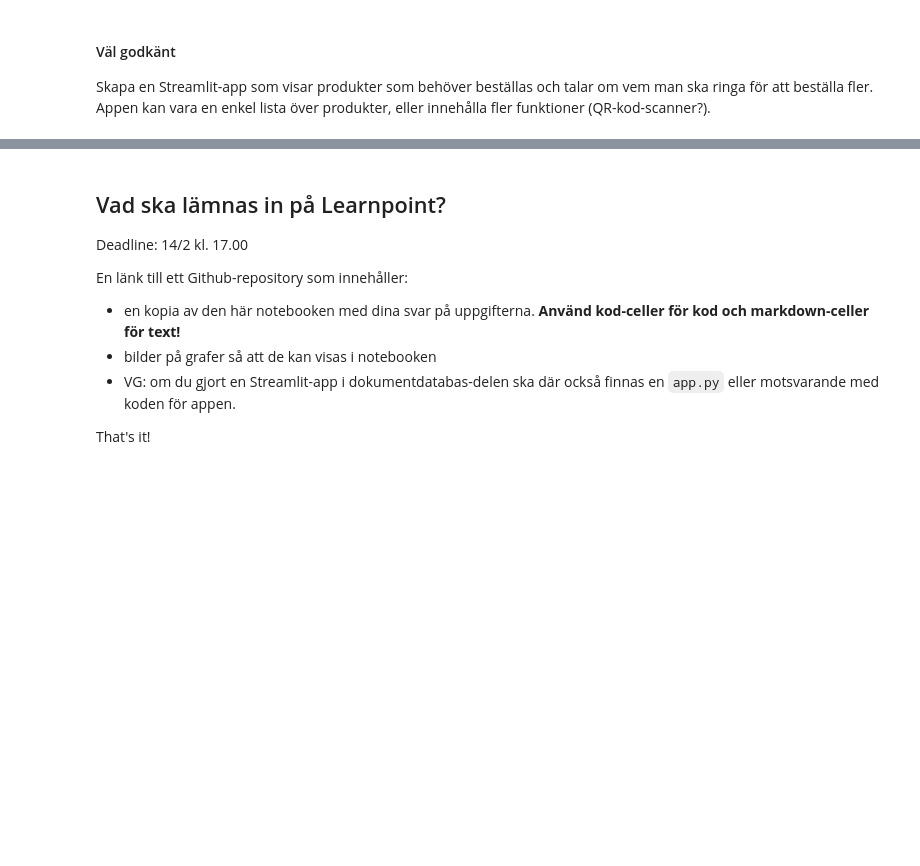
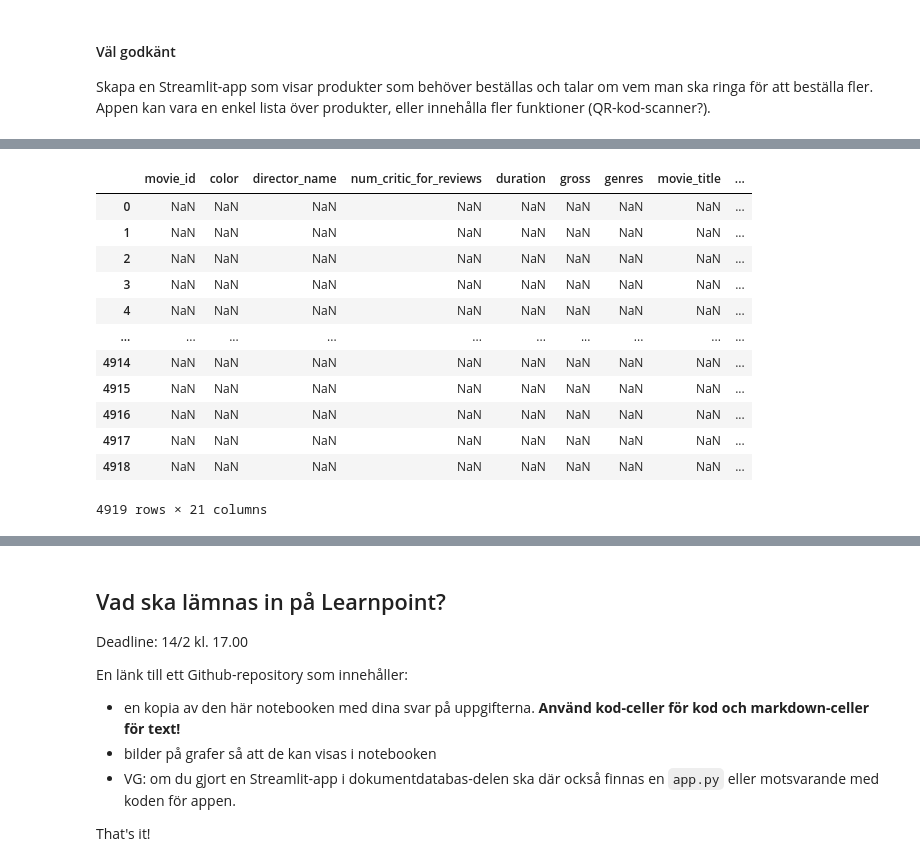
Before and after one commit to DaDrummerthe1st/DATA24HEL_DBT25_uppgift_1, a Jupyter notebook: kunskapskontroll_1.ipynb, the cells around one changed output, grey strips where cells are left out. Saved outputs shown, nothing was run; the diff lists cells and outputs as text; code cells hidden in the pictures; blank space fills up the shorter version.

```diff
--- a/kunskapskontroll_1.ipynb
+++ b/kunskapskontroll_1.ipynb
@@ -187,0 +411,17 @@ Skapa en Streamlit-app som visar produkter som behöver beställas och talar om
+# %%
+# google hur hittar jag kolumner som är tomma
+df_movies[df_movies.isna()]
+# %% [output]
+|  | movie_id | color | director_name | num_critic_for_reviews | duration | gross | genres | movie_title | ... |
+| 0 | NaN | NaN | NaN | NaN | NaN | NaN | NaN | NaN | ... |
+| 1 | NaN | NaN | NaN | NaN | NaN | NaN | NaN | NaN | ... |
+| 2 | NaN | NaN | NaN | NaN | NaN | NaN | NaN | NaN | ... |
+| 3 | NaN | NaN | NaN | NaN | NaN | NaN | NaN | NaN | ... |
+| 4 | NaN | NaN | NaN | NaN | NaN | NaN | NaN | NaN | ... |
+| ... | ... | ... | ... | ... | ... | ... | ... | ... | ... |
+| 4914 | NaN | NaN | NaN | NaN | NaN | NaN | NaN | NaN | ... |
+| 4915 | NaN | NaN | NaN | NaN | NaN | NaN | NaN | NaN | ... |
+| 4916 | NaN | NaN | NaN | NaN | NaN | NaN | NaN | NaN | ... |
+| 4917 | NaN | NaN | NaN | NaN | NaN | NaN | NaN | NaN | ... |
+| 4918 | NaN | NaN | NaN | NaN | NaN | NaN | NaN | NaN | ... |
+4919 rows × 21 columns
```
Also changed, not shown: parts of 41 cells of this notebook, 6 other files.
